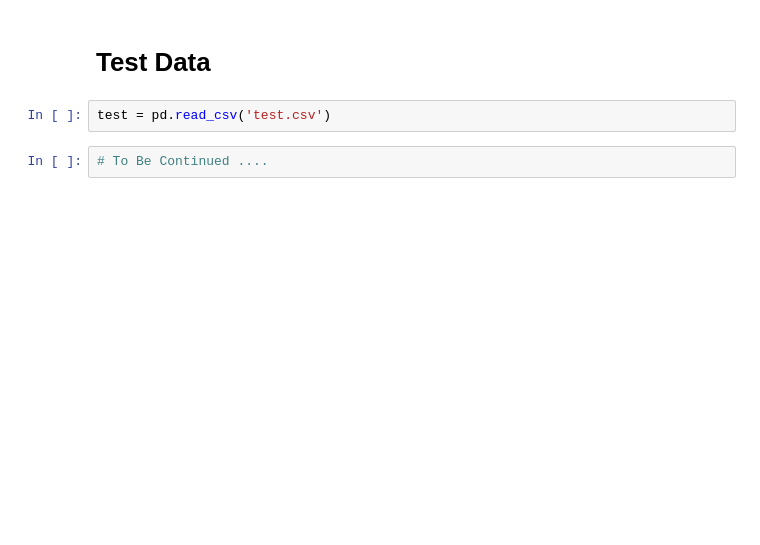
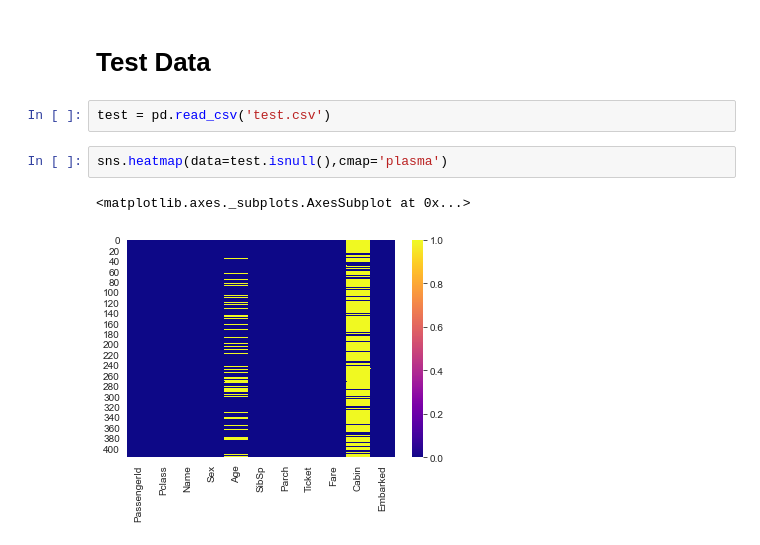
Before and after one commit to AmeyaChavre/py-ds-ml, a Jupyter notebook: Kaggle/Titanic Dataset/Titanic Dataset .ipynb, the cells around one changed output. Saved outputs shown, nothing was run; the diff lists cells and outputs as text; blank space fills up the shorter version.

```diff
--- a/Kaggle/Titanic Dataset/Titanic Dataset .ipynb
+++ b/Kaggle/Titanic Dataset/Titanic Dataset .ipynb
@@ -220,5 +218,8 @@ train.head()
 # Test Data
 # %%
 test = pd.read_csv('test.csv')
-# %%
-# To Be Continued ....
+# %%
+sns.heatmap(data=test.isnull(),cmap='plasma')
+# %% [output]
+<matplotlib.axes._subplots.AxesSubplot at 0x...>
+[figure, added]
```
Also changed, not shown: parts of 35 cells of this notebook, 2 other files.
